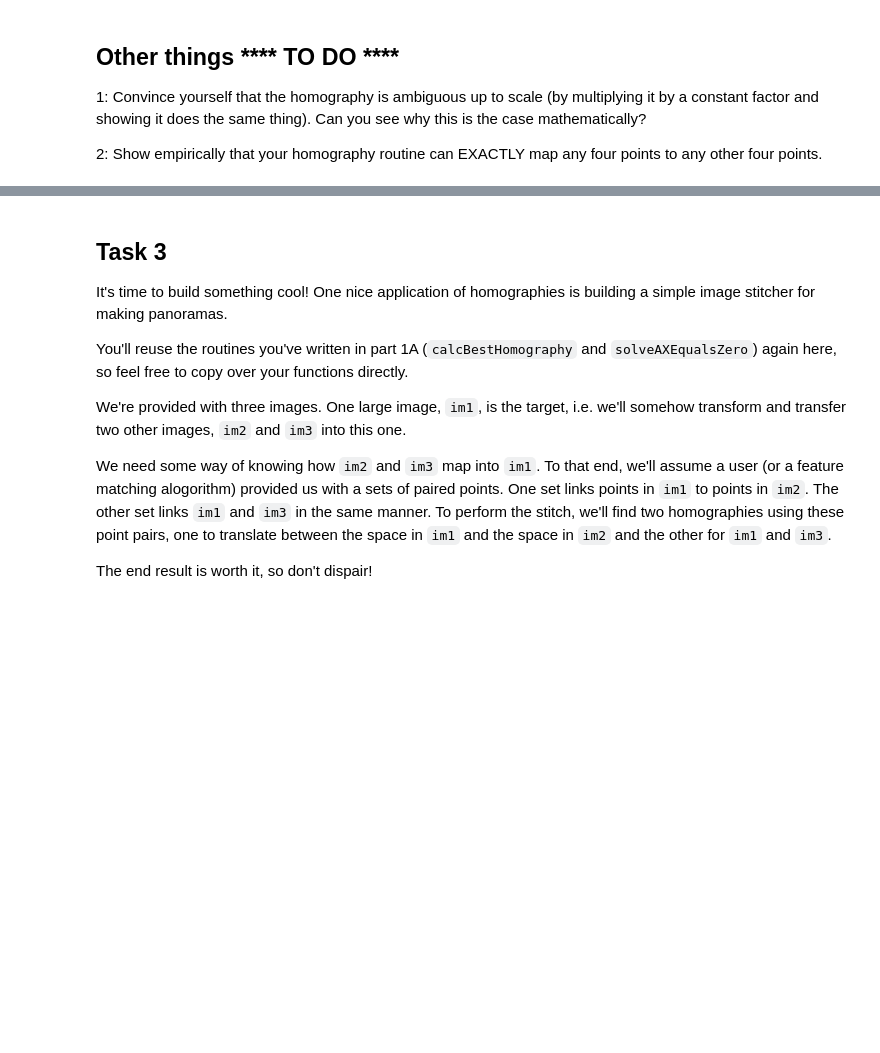
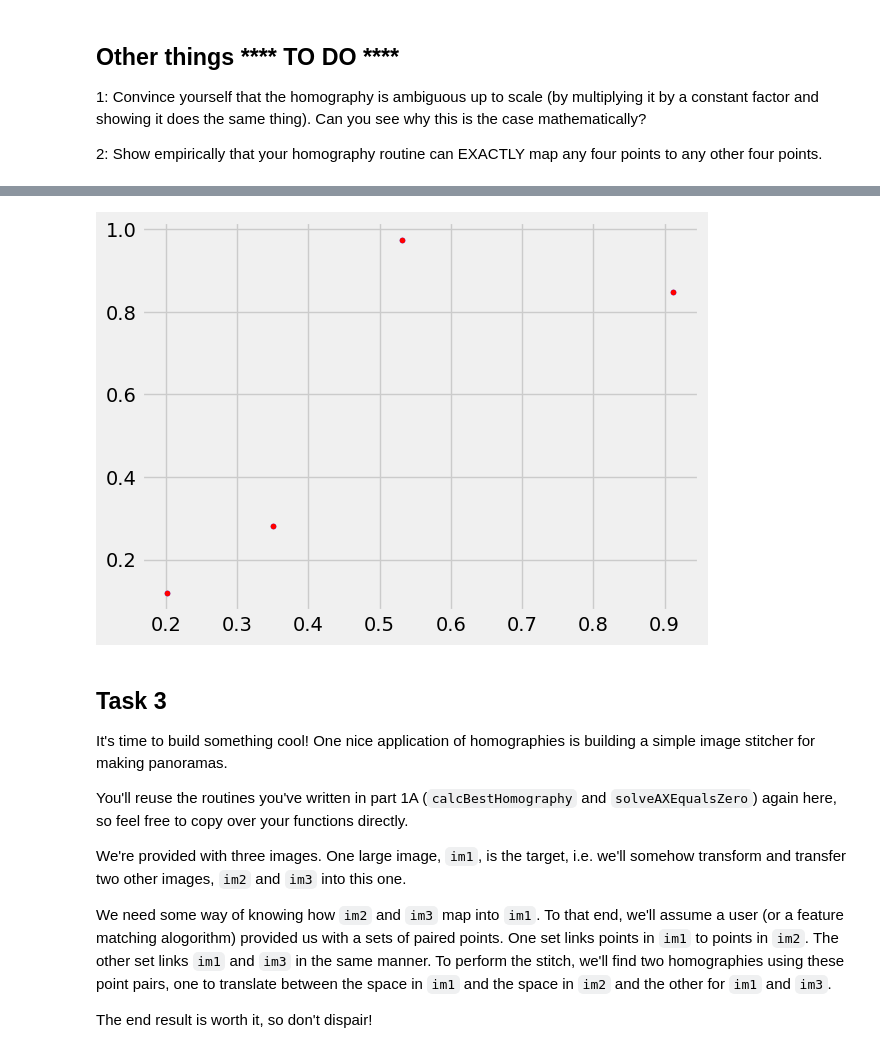
Before and after one commit to Xiaozong-ZHAO/CV-Sensing, a Jupyter notebook: labs/Lab3.ipynb, the cells around one changed output, grey strips where cells are left out. Cells and saved outputs as stored; diff of their text form; code cells hidden in the pictures; blank space fills up the shorter version.

```diff
--- a/labs/Lab3.ipynb
+++ b/labs/Lab3.ipynb
@@ -485,3 +501,31 @@ other four points.
+# %%
+# randomly generate a pts1Hom and pts2Hom
+pts1Hom = np.random.rand(2, 4)
+pts1Hom = np.concatenate([pts1Hom, np.ones((1, 4))], axis=0)
+pts2Hom = np.random.rand(2, 4)
+pts2Hom = np.concatenate([pts2Hom, np.ones((1, 4))], axis=0)
+
+# form the A matrix
+A = assembleA(pts1Hom, pts2Hom)
+# Calculate the homography
+H = solveAXEqualsZero(A)
+# apply the H matrix
+pts2EstHom = np.matmul(H, pts1Hom)
+# convert the pts2EstHom to cartesian coordinates
+pts2EstCart = pts2EstHom[0:2, :] / np.tile(pts2EstHom[2, :], (2, 1))
+
+# convert pts2Hom to cartesian coordinates
+pts2Cart = pts2Hom[0:2, :] / np.tile(pts2Hom[2, :], (2, 1))
+
+# Plot a green line between pairs of start points (blue) and transformed points (red).
+nPoint = pts1Hom.shape[1]
+for cPoint in range(0, nPoint):
+    plt.plot([pts2Cart[0,cPoint], pts2EstCart[0,cPoint]], [pts2Cart[1,cPoint], pts2EstCart[1,cPoint]],'g-')
+    plt.plot(pts2Cart[0,cPoint],pts2Cart[1,cPoint],'b.',pts2EstCart[0,cPoint],pts2EstCart[1,cPoint],'r.')
+
+plt.show()
+# %% [output]
+[figure, added]
 # %% [markdown]
 ## Task 3
 It's time to build something cool! One nice application of homographies is building a simple image stitcher for making panoramas.
```
Also changed, not shown: parts of 22 cells of this notebook.
